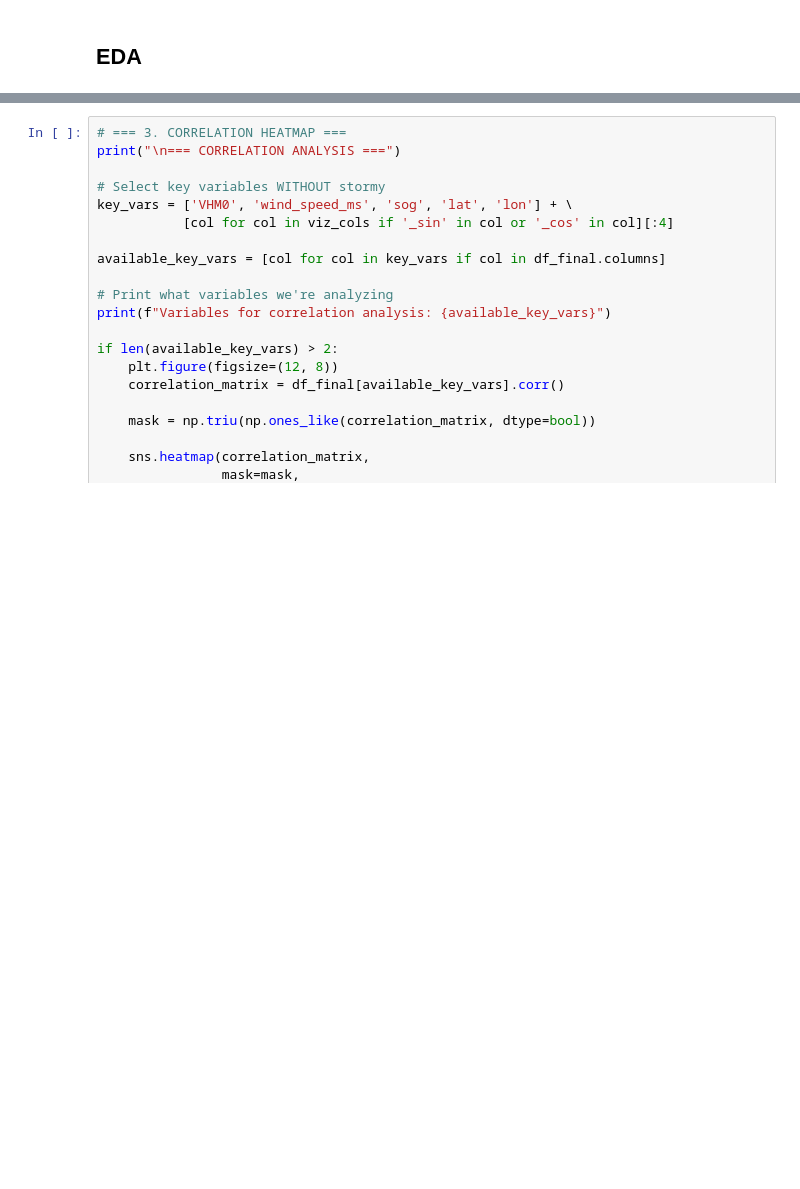
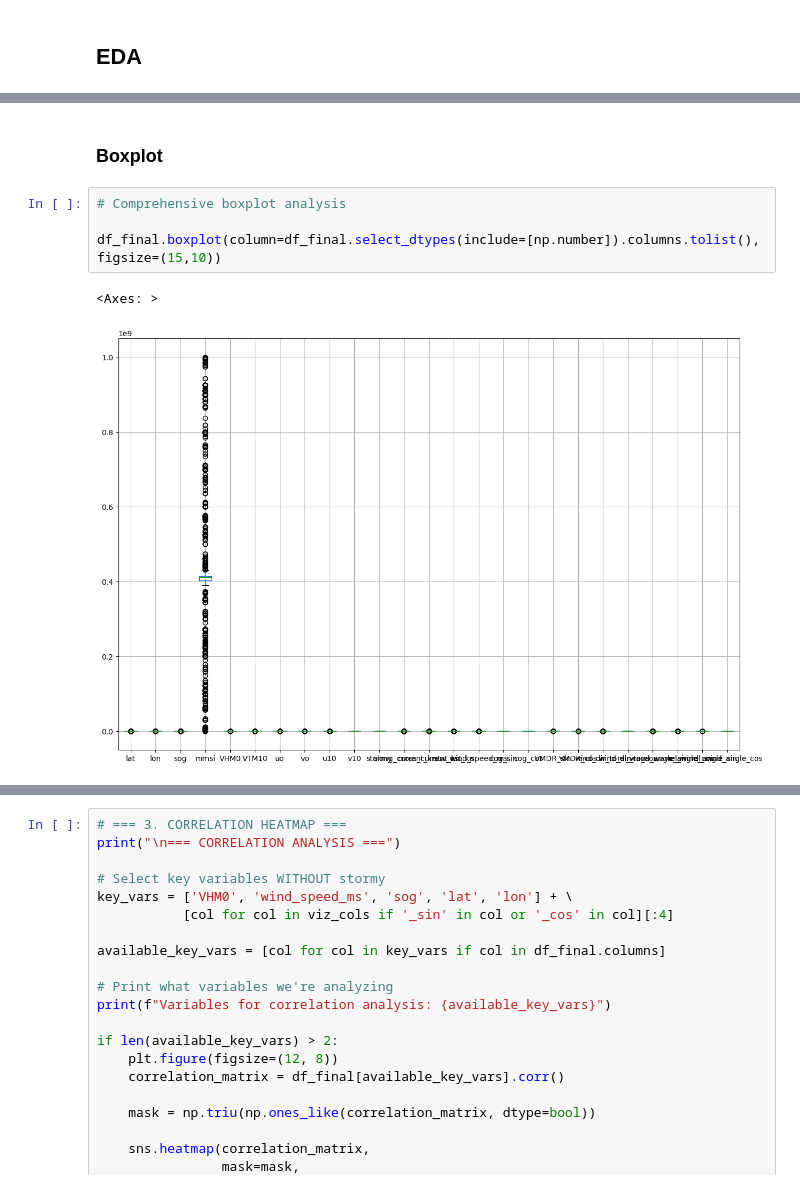
Before and after one commit to zuweii/datamining, a Jupyter notebook: weather.ipynb, the cells around one changed output, grey strips where cells are left out. Drawn from its saved outputs; the diff is of its cells as text; blank space fills up the shorter version.

```diff
--- a/weather.ipynb
+++ b/weather.ipynb
@@ -801,3 +846,12 @@ FINAL DATA QUALITY SUMMARY
+# %% [markdown]
+<h3>Boxplot</h3>
+# %%
+# Comprehensive boxplot analysis
+
+df_final.boxplot(column=df_final.select_dtypes(include=[np.number]).columns.tolist(), figsize=(15,10))
+# %% [output]
+<Axes: >
+[figure, added]
 # %%
 # Set up the plotting style
 plt.style.use('default')
```
Also changed, not shown: parts of 16 cells of this notebook.
